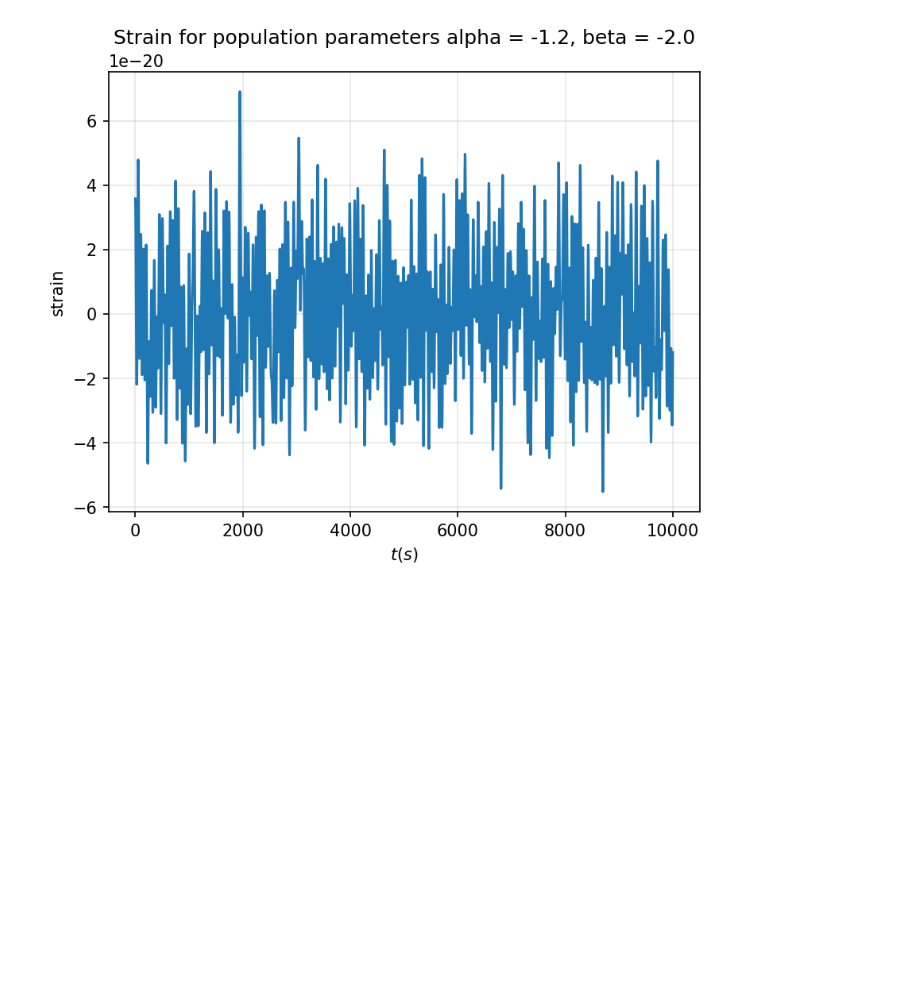
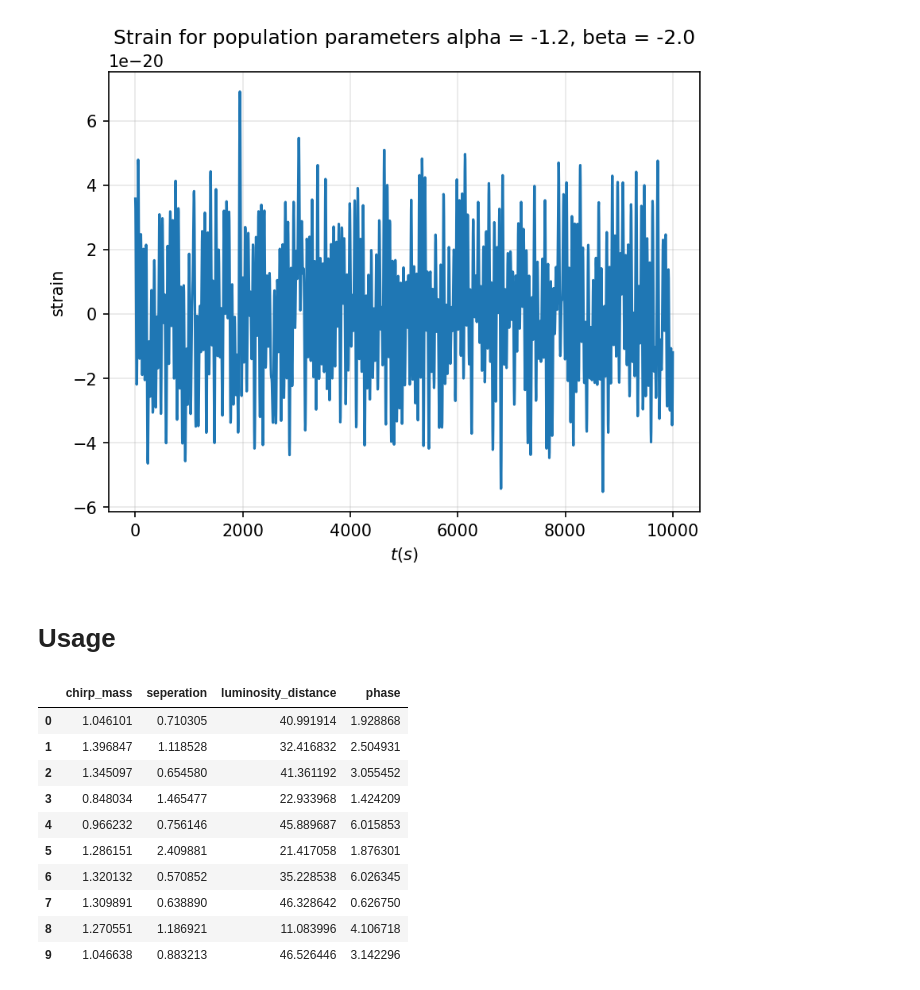
Before and after one commit to criswellalexander/gb-population-inference, a Jupyter notebook: datageneration/DataGeneration.ipynb, the cells around one changed output. Saved outputs shown, nothing was run; the diff lists cells and outputs as text; code cells hidden in the pictures; blank space fills up the shorter version.

```diff
--- a/datageneration/DataGeneration.ipynb
+++ b/datageneration/DataGeneration.ipynb
@@ -123,3 +123,5 @@ plt.grid(alpha=0.3)
 plt.show()
 # %% [output]
 [figure]
+# %% [markdown]
+# Usage
@@ -125,0 +145,18 @@ plt.show()
+# %%
+# Get samples from a given hyperparameter set
+import pandas as pd
+
+Lambda = {'alpha' : 3.0, 'beta' : -2.0}
+pd.DataFrame(dist.generate_samples(Lambda, size=10))
+# %% [output]
+|  | chirp_mass | seperation | luminosity_distance | phase |
+| 0 | 1.046101 | 0.710305 | 40.991914 | 1.928868 |
+| 1 | 1.396847 | 1.118528 | 32.416832 | 2.504931 |
+| 2 | 1.345097 | 0.654580 | 41.361192 | 3.055452 |
+| 3 | 0.848034 | 1.465477 | 22.933968 | 1.424209 |
+| 4 | 0.966232 | 0.756146 | 45.889687 | 6.015853 |
+| 5 | 1.286151 | 2.409881 | 21.417058 | 1.876301 |
+| 6 | 1.320132 | 0.570852 | 35.228538 | 6.026345 |
+| 7 | 1.309891 | 0.638890 | 46.328642 | 0.626750 |
+| 8 | 1.270551 | 1.186921 | 11.083996 | 4.106718 |
+| 9 | 1.046638 | 0.883213 | 46.526446 | 3.142296 |
```
Also changed, not shown: parts of 5 cells of this notebook, 11 other files.
